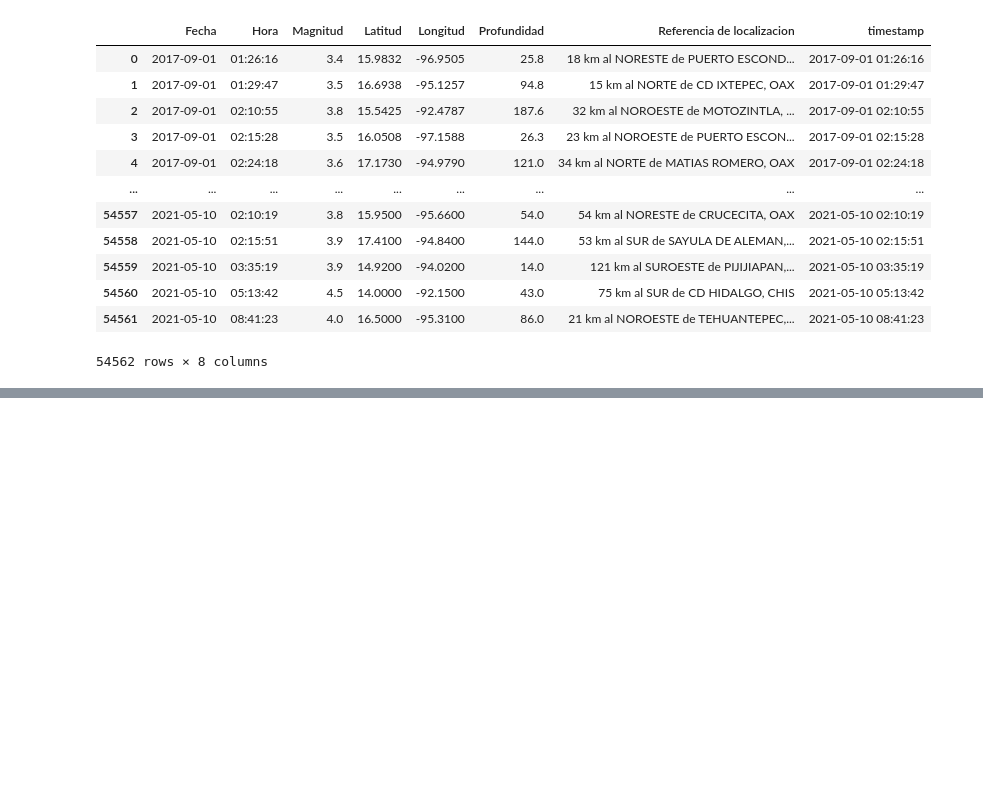
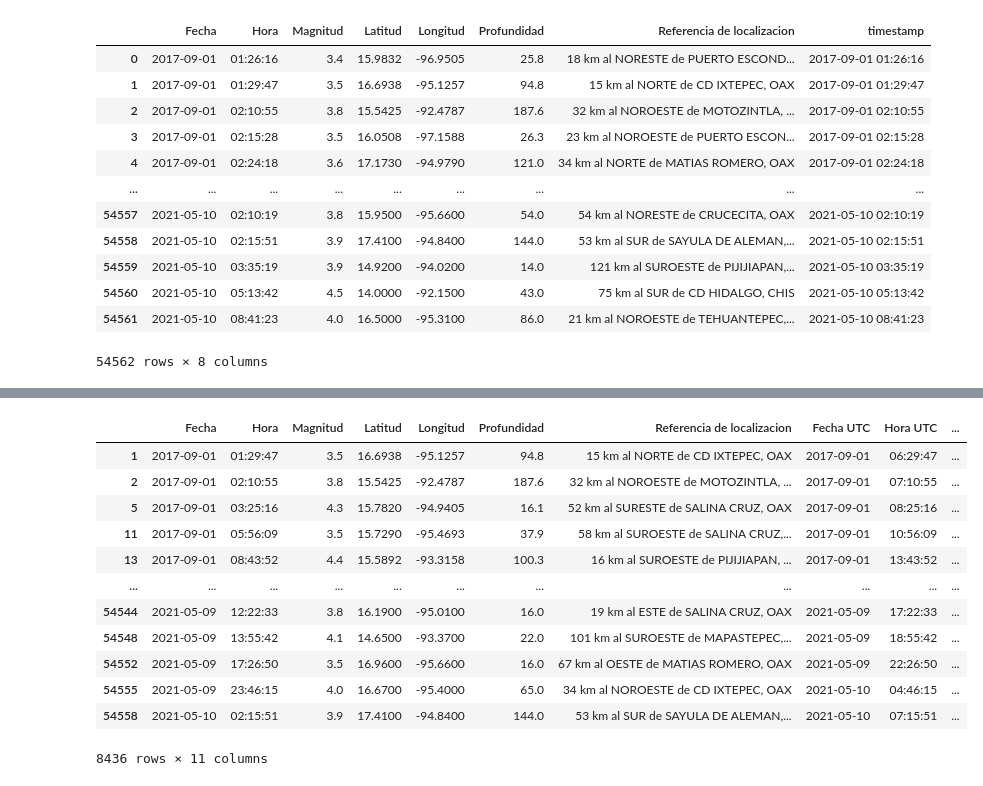
Before and after one commit to Tristan139/ITT-CENAPRED-6, a Jupyter notebook: code/earthquake_metric.ipynb, the cells around one changed output, grey strips where cells are left out. Drawn from its saved outputs; the diff is of its cells as text; code cells hidden in the pictures; blank space fills up the shorter version.

Commit message:
Nearest neighbour clustering now outputs clusters (see csv) and a list of centroids(see numpy file)

```diff
--- a/code/earthquake_metric.ipynb
+++ b/code/earthquake_metric.ipynb
@@ -225,0 +163,10 @@ True
+# %%
+#Nearest neighbour pairs
+nn=[] #To store edges in upcoming graph
+
+for i in range(sismos.shape[0]):
+
+    if np.min(dist_matrix[i,:])<3: # This number 3 can be changed and was chosen arbitrarily
+        nn.append([i, int(-np.argmin(dist_matrix[i,:])+i-1)])
+
+nn[:100]
@@ -225,0 +191,40 @@ True
+# %%
+#Build the graph and find the connected components
+G = nx.Graph()
+G.add_nodes_from(range(1000))
+G.add_edges_from(nn)
+clusters=list(nx.connected_components(G))
+clusters[:100]
+import csv
+with open('Nearest_neightbour_earthquake_clusters_r0_3.csv', 'w') as f:
+
+    # using csv.writer method from CSV package
+    write = csv.writer(f)
+
+    write.writerows(clusters)
+# %%
+#Find the centroids
+centroids=[]
+for i in range(len(clusters)):
+    centroids.append(np.array(list(clusters[i]))[np.argmax(m[np.array(list(clusters[i]))])])
+centroids[200:300]
+
+np.save('Nearest_neightbour_earthquake_centres_r0_3.npy', centroids)
+# %%
+sismos_centroids=sismos.iloc[centroids,:]
+# %%
+sismos_centroids
+# %% [output]
+|  | Fecha | Hora | Magnitud | Latitud | Longitud | Profundidad | Referencia de localizacion | Fecha UTC | Hora UTC | ... |
+| 1 | 2017-09-01 | 01:29:47 | 3.5 | 16.6938 | -95.1257 | 94.8 | 15 km al NORTE de CD IXTEPEC, OAX | 2017-09-01 | 06:29:47 | ... |
+| 2 | 2017-09-01 | 02:10:55 | 3.8 | 15.5425 | -92.4787 | 187.6 | 32 km al NOROESTE de MOTOZINTLA, ... | 2017-09-01 | 07:10:55 | ... |
+| 5 | 2017-09-01 | 03:25:16 | 4.3 | 15.7820 | -94.9405 | 16.1 | 52 km al SURESTE de SALINA CRUZ, OAX | 2017-09-01 | 08:25:16 | ... |
+| 11 | 2017-09-01 | 05:56:09 | 3.5 | 15.7290 | -95.4693 | 37.9 | 58 km al SUROESTE de SALINA CRUZ,... | 2017-09-01 | 10:56:09 | ... |
+| 13 | 2017-09-01 | 08:43:52 | 4.4 | 15.5892 | -93.3158 | 100.3 | 16 km al SUROESTE de PIJIJIAPAN, ... | 2017-09-01 | 13:43:52 | ... |
+| ... | ... | ... | ... | ... | ... | ... | ... | ... | ... | ... |
+| 54544 | 2021-05-09 | 12:22:33 | 3.8 | 16.1900 | -95.0100 | 16.0 | 19 km al ESTE de SALINA CRUZ, OAX | 2021-05-09 | 17:22:33 | ... |
+| 54548 | 2021-05-09 | 13:55:42 | 4.1 | 14.6500 | -93.3700 | 22.0 | 101 km al SUROESTE de MAPASTEPEC,... | 2021-05-09 | 18:55:42 | ... |
+| 54552 | 2021-05-09 | 17:26:50 | 3.5 | 16.9600 | -95.6600 | 16.0 | 67 km al OESTE de MATIAS ROMERO, OAX | 2021-05-09 | 22:26:50 | ... |
+| 54555 | 2021-05-09 | 23:46:15 | 4.0 | 16.6700 | -95.4000 | 65.0 | 34 km al NOROESTE de CD IXTEPEC, OAX | 2021-05-10 | 04:46:15 | ... |
+| 54558 | 2021-05-10 | 02:15:51 | 3.9 | 17.4100 | -94.8400 | 144.0 | 53 km al SUR de SAYULA DE ALEMAN,... | 2021-05-10 | 07:15:51 | ... |
+8436 rows × 11 columns
```
Also changed, not shown: parts of 12 cells of this notebook, 2 other files.
